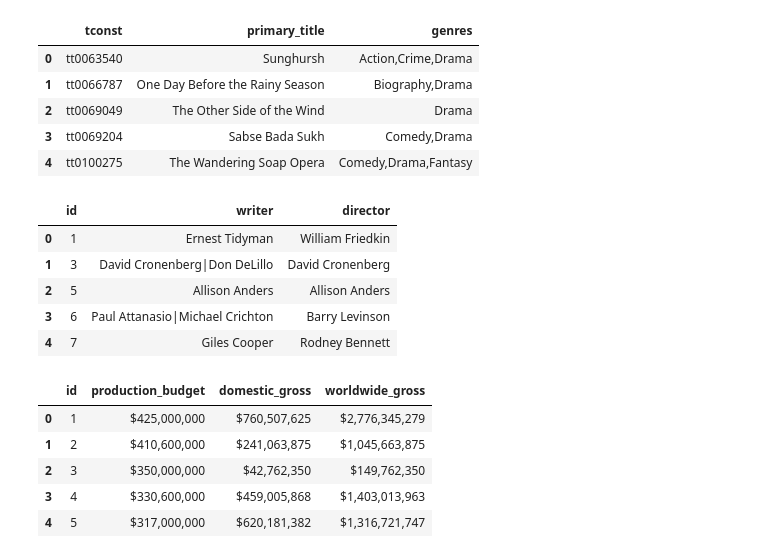
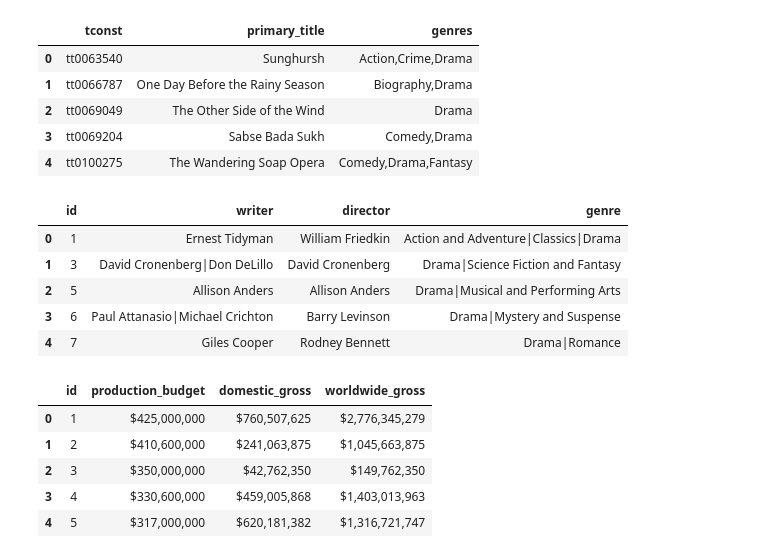
Before and after one commit to much-sly/phase-1-project, a Jupyter notebook: Phase 1 Project.ipynb, the cells around one changed output. Cells and saved outputs as stored; diff of their text form; code cells hidden in the pictures.

```diff
--- a/Phase 1 Project.ipynb
+++ b/Phase 1 Project.ipynb
@@ -138,15 +138,15 @@ title_basics_new.head()
 | 4 | tt0100275 | The Wandering Soap Opera | Comedy,Drama,Fantasy |
 # %%
 #from movie_info
-movie_info_new= movie_info[['id','writer','director']]
+movie_info_new= movie_info[['id','writer','director','genre']]
 movie_info_new.head()
 # %% [output]
-|  | id | writer | director |
-| 0 | 1 | Ernest Tidyman | William Friedkin |
-| 1 | 3 | David Cronenberg|Don DeLillo | David Cronenberg |
-| 2 | 5 | Allison Anders | Allison Anders |
-| 3 | 6 | Paul Attanasio|Michael Crichton | Barry Levinson |
-| 4 | 7 | Giles Cooper | Rodney Bennett |
+|  | id | writer | director | genre |
+| 0 | 1 | Ernest Tidyman | William Friedkin | Action and Adventure|Classics|Drama |
+| 1 | 3 | David Cronenberg|Don DeLillo | David Cronenberg | Drama|Science Fiction and Fantasy |
+| 2 | 5 | Allison Anders | Allison Anders | Drama|Musical and Performing Arts |
+| 3 | 6 | Paul Attanasio|Michael Crichton | Barry Levinson | Drama|Mystery and Suspense |
+| 4 | 7 | Giles Cooper | Rodney Bennett | Drama|Romance |
 # %%
 # from movie budgets.
 movie_budgets_new= movie_budgets[['id','production_budget','domestic_gross','worldwide_gross']]
```
Also changed, not shown: parts of 62 cells of this notebook, 13 other files.
